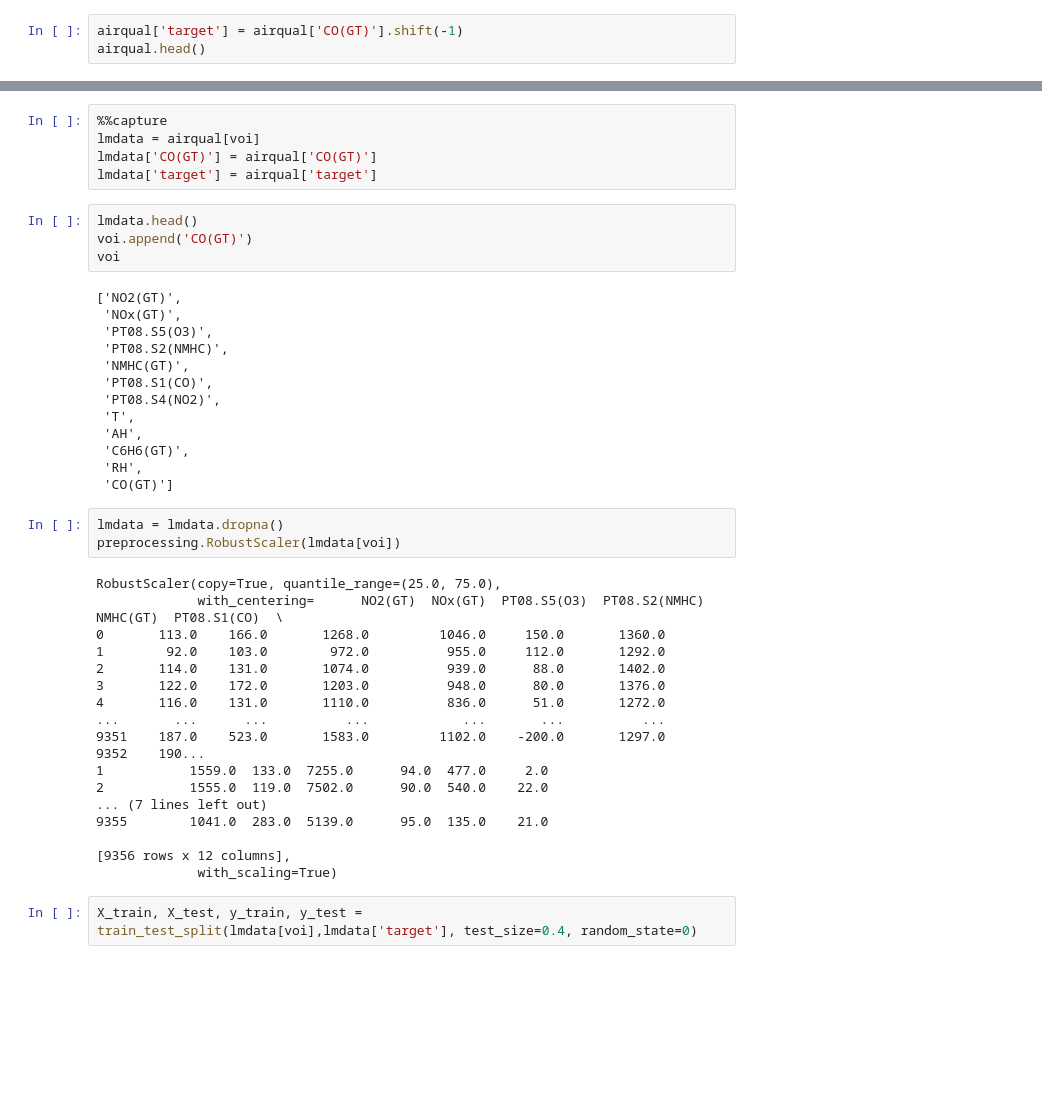
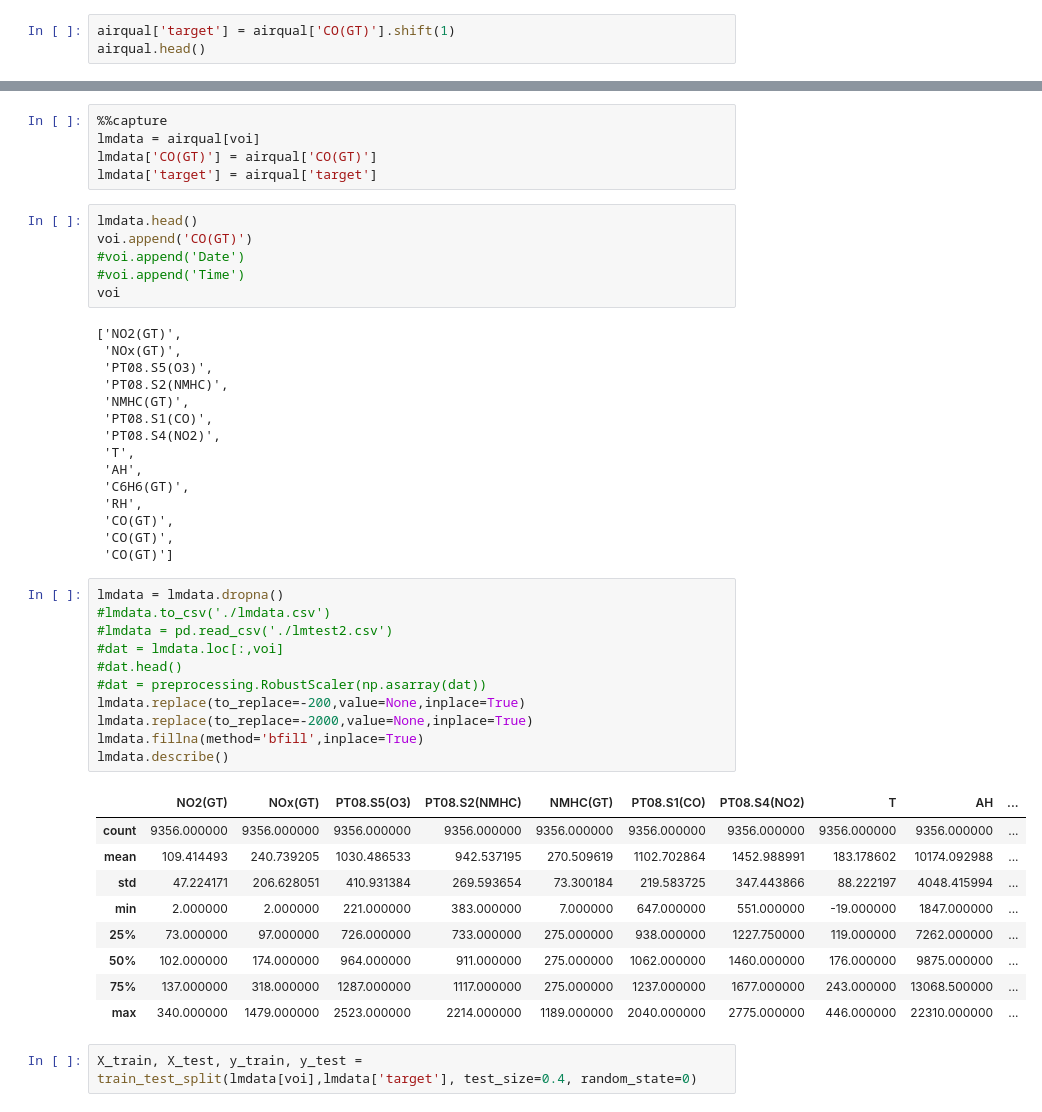
Before and after one commit to ewalsh/timed_pytest, a Jupyter notebook: timed_pytest.ipynb, the cells around one changed output, grey strips where cells are left out. Saved outputs shown, nothing was run; the diff lists cells and outputs as text; blank space fills up the shorter version.

```diff
--- a/timed_pytest.ipynb
+++ b/timed_pytest.ipynb
@@ -109,7 +115,7 @@ Name: CO(GT), dtype: float64
 ### Building A Simple Model
 In this section, we will lag the CO variable by one hour as instructed to the test, we will benchmark this model vs. a simple AR1 model
 # %%
-airqual['target'] = airqual['CO(GT)'].shift(-1)
+airqual['target'] = airqual['CO(GT)'].shift(1)
 airqual.head()
 # %% [output]
 |  | Date | Time | CO(GT) | PT08.S1(CO) | NMHC(GT) | C6H6(GT) | PT08.S2(NMHC) | NOx(GT) | PT08.S3(NOx) | ... |
@@ -134,6 +140,8 @@ lmdata['target'] = airqual['target']
 # %%
 lmdata.head()
 voi.append('CO(GT)')
+#voi.append('Date')
+#voi.append('Time')
 voi
 # %% [output]
 ['NO2(GT)',
@@ -147,28 +155,30 @@ voi
  'AH',
  'C6H6(GT)',
  'RH',
+ 'CO(GT)',
+ 'CO(GT)',
  'CO(GT)']
-# %%
-lmdata = lmdata.dropna()
-preprocessing.RobustScaler(lmdata[voi])
-# %% [output]
-RobustScaler(copy=True, quantile_range=(25.0, 75.0),
-             with_centering=      NO2(GT)  NOx(GT)  PT08.S5(O3)  PT08.S2(NMHC)  NMHC(GT)  PT08.S1(CO)  \
-0       113.0    166.0       1268.0         1046.0     150.0       1360.0
-1        92.0    103.0        972.0          955.0     112.0       1292.0
-2       114.0    131.0       1074.0          939.0      88.0       1402.0
-3       122.0    172.0       1203.0          948.0      80.0       1376.0
-4       116.0    131.0       1110.0          836.0      51.0       1272.0
-...       ...      ...          ...            ...       ...          ...
-9351    187.0    523.0       1583.0         1102.0    -200.0       1297.0
-9352    190...
-1           1559.0  133.0  7255.0      94.0  477.0     2.0
-2           1555.0  119.0  7502.0      90.0  540.0    22.0
-... (7 lines left out)
-9355        1041.0  283.0  5139.0      95.0  135.0    21.0
-
-[9356 rows x 12 columns],
-             with_scaling=True)
+# %%
+lmdata = lmdata.dropna()
+#lmdata.to_csv('./lmdata.csv')
+#lmdata = pd.read_csv('./lmtest2.csv')
+#dat = lmdata.loc[:,voi]
+#dat.head()
+#dat = preprocessing.RobustScaler(np.asarray(dat))
+lmdata.replace(to_replace=-200,value=None,inplace=True)
+lmdata.replace(to_replace=-2000,value=None,inplace=True)
+lmdata.fillna(method='bfill',inplace=True)
+lmdata.describe()
+# %% [output]
+|  | NO2(GT) | NOx(GT) | PT08.S5(O3) | PT08.S2(NMHC) | NMHC(GT) | PT08.S1(CO) | PT08.S4(NO2) | T | AH | ... |
+| count | 9356.000000 | 9356.000000 | 9356.000000 | 9356.000000 | 9356.000000 | 9356.000000 | 9356.000000 | 9356.000000 | 9356.000000 | ... |
+| mean | 109.414493 | 240.739205 | 1030.486533 | 942.537195 | 270.509619 | 1102.702864 | 1452.988991 | 183.178602 | 10174.092988 | ... |
+| std | 47.224171 | 206.628051 | 410.931384 | 269.593654 | 73.300184 | 219.583725 | 347.443866 | 88.222197 | 4048.415994 | ... |
+| min | 2.000000 | 2.000000 | 221.000000 | 383.000000 | 7.000000 | 647.000000 | 551.000000 | -19.000000 | 1847.000000 | ... |
+| 25% | 73.000000 | 97.000000 | 726.000000 | 733.000000 | 275.000000 | 938.000000 | 1227.750000 | 119.000000 | 7262.000000 | ... |
+| 50% | 102.000000 | 174.000000 | 964.000000 | 911.000000 | 275.000000 | 1062.000000 | 1460.000000 | 176.000000 | 9875.000000 | ... |
+| 75% | 137.000000 | 318.000000 | 1287.000000 | 1117.000000 | 275.000000 | 1237.000000 | 1677.000000 | 243.000000 | 13068.500000 | ... |
+| max | 340.000000 | 1479.000000 | 2523.000000 | 2214.000000 | 1189.000000 | 2040.000000 | 2775.000000 | 446.000000 | 22310.000000 | ... |
 # %%
 X_train, X_test, y_train, y_test = train_test_split(lmdata[voi],lmdata['target'], test_size=0.4, random_state=0)
 # %%
```
Also changed, not shown: parts of 15 cells of this notebook, 5 other files.
